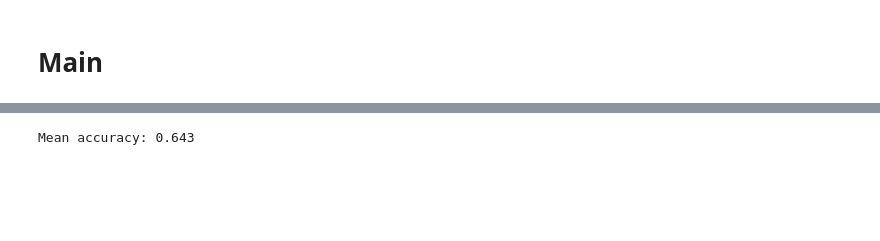
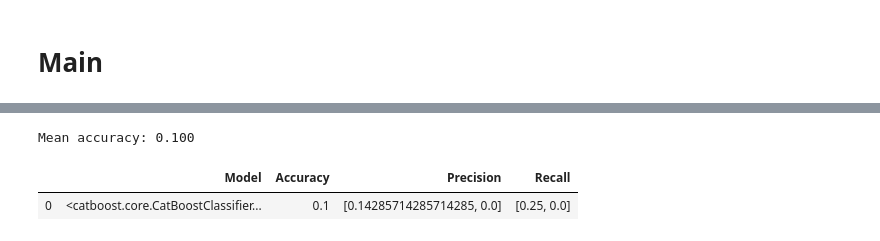
Before and after one commit to ChacunGu/NLP_Gender_Profiling, a Jupyter notebook: NLP_Gender_Profiling.ipynb, the cells around one changed output, grey strips where cells are left out. Saved outputs shown, nothing was run; the diff lists cells and outputs as text; code cells hidden in the pictures; blank space fills up the shorter version.

```diff
--- a/NLP_Gender_Profiling.ipynb
+++ b/NLP_Gender_Profiling.ipynb
@@ -419,12 +438,19 @@ Time to train the classifier: 0.1 m
 # %%
 # metrics
-if not isinstance(models_and_scores, pd.DataFrame):
-    models_and_scores = pd.DataFrame(models_and_scores, columns=['Model', 'Scores'])
+try:
+    models_and_scores
+except:
+    models_and_scores = None
+if True: #not isinstance(models_and_scores, pd.DataFrame)
+    models_and_scores = pd.DataFrame([np.array([model, scores])], columns=['Model', 'Scores'])
     models_and_scores['Accuracy'] = models_and_scores['Scores'].apply(lambda scores: scores[0])
     models_and_scores['Precision'] = models_and_scores['Scores'].apply(lambda scores: scores[1])
     models_and_scores['Recall'] = models_and_scores['Scores'].apply(lambda scores: scores[2])
     models_and_scores = models_and_scores.drop('Scores', axis='columns')
 
 print('Mean accuracy: {:.3f}'.format(models_and_scores["Accuracy"].mean()))
+models_and_scores.head()
 # %% [output]
-Mean accuracy: 0.643
+Mean accuracy: 0.100
+|  | Model | Accuracy | Precision | Recall |
+| 0 | <catboost.core.CatBoostClassifier... | 0.1 | [0.14285714285714285, 0.0] | [0.25, 0.0] |
```
Also changed, not shown: parts of 23 cells of this notebook.
